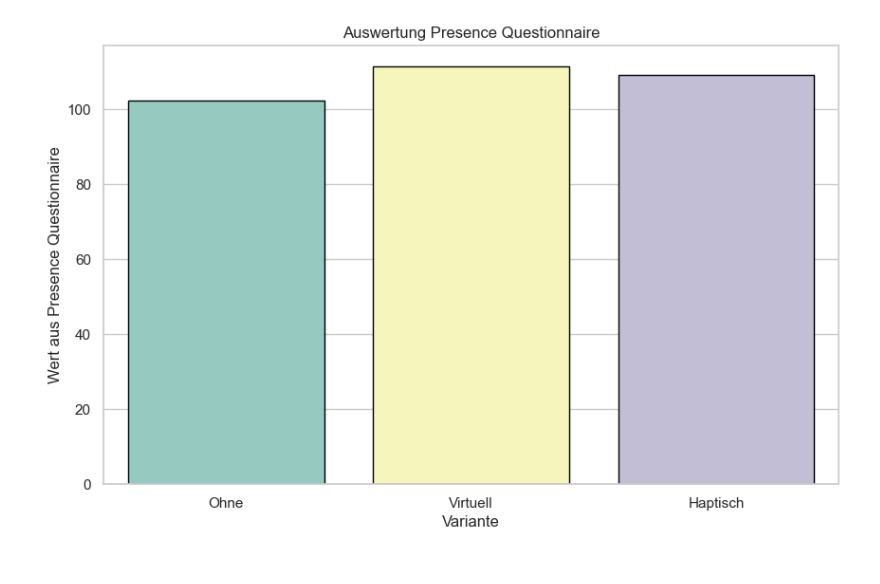
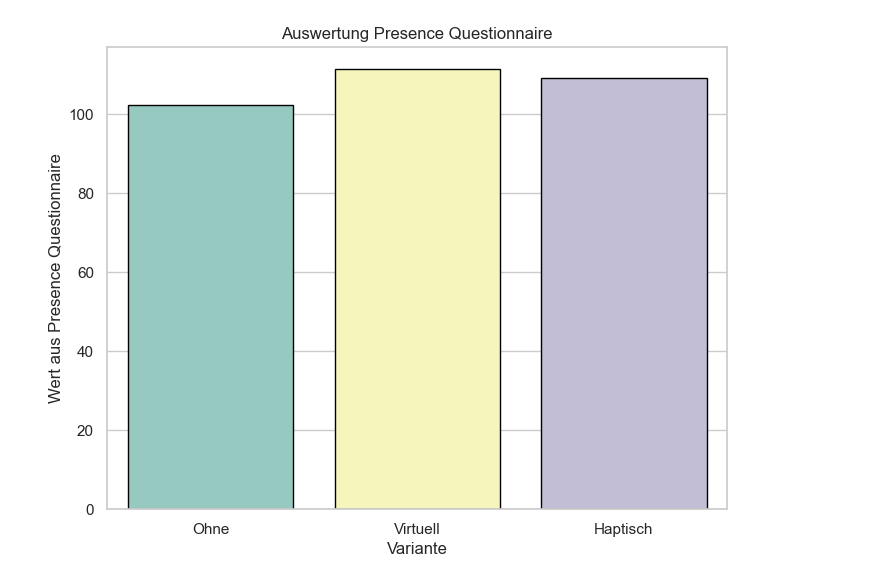
Before and after one commit to bkoern/Masterarbeit, a Jupyter notebook: Skripte/PresenceQuestionnaire.ipynb, the cells around one changed output. Saved outputs shown, nothing was run; the diff lists cells and outputs as text; code cells hidden in the pictures.

Commit message:
more visualization

```diff
--- a/Skripte/PresenceQuestionnaire.ipynb
+++ b/Skripte/PresenceQuestionnaire.ipynb
@@ -11,33 +11,33 @@ mean_sums = []
 
 df_runs = df.groupby('lauf')
 for group_value, group_data in df_runs:
     df_numeric = group_data.select_dtypes(include=[np.number])
     mean = df_numeric.mean()
     #print(group_value + ' ' + str(mean.sum()))
     group_values.append(group_value)
     mean_sums.append(mean.sum())
 
 #for some reason this is shifted. WTF?
 a = group_values[0]
 aa = mean_sums[0]
 group_values[0] = group_values[1]
 mean_sums[0] = mean_sums[1]
 group_values[1] = group_values[2]
 mean_sums[1] = mean_sums[2]
 group_values[2] = a
 mean_sums[2] = aa
 
 plot_data = pd.DataFrame({'Gruppe': group_values, 'Summe des Durchschnitts': mean_sums})
 
 # Barplot mit Seaborn erstellen
 sns.set(style="whitegrid")
-plt.figure(figsize=(10, 6))
-sns.barplot(x="Gruppe", y="Summe des Durchschnitts", data=plot_data, palette="Set3",edgecolor="black")
+plt.figure(figsize=(8, 6))
+sns.barplot(x="Gruppe", y="Summe des Durchschnitts", data=plot_data, palette="Set3", edgecolor="black")
 
 plt.xlabel('Variante')
 plt.ylabel('Wert aus Presence Questionnaire')
 plt.title('Auswertung Presence Questionnaire')
 plt.savefig('../Visualisierungen/presence_questionnaire.png', dpi=300)
 plt.show()
 # %% [output]
-[figure, old version]
+[figure, new version]
```
Also changed, not shown: 9 other files.
